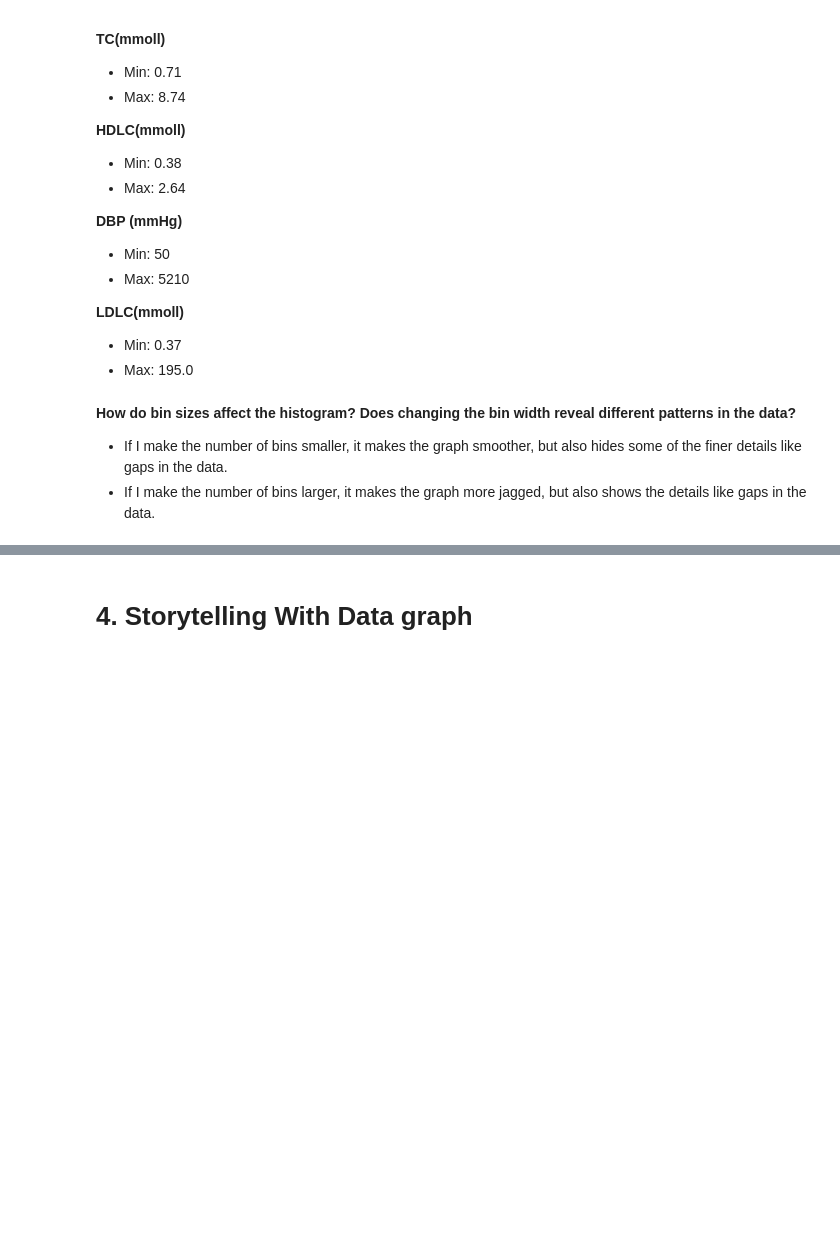
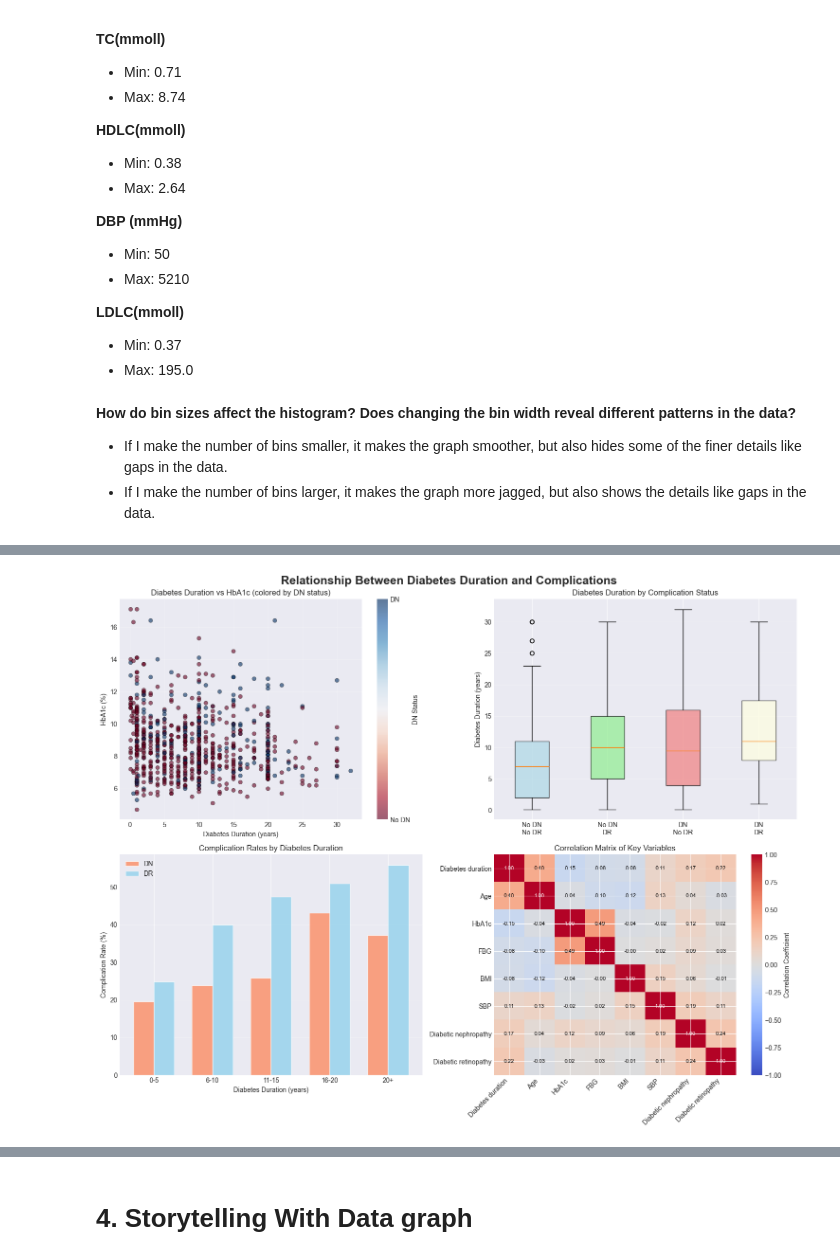
Before and after one commit to reynolkb-bu/bu-cds-dx699-2025-summer, a Jupyter notebook: notebooks/week-4/OMDS-ModB2-Week4-Reynolds-Kyle.ipynb, the cells around one changed output, grey strips where cells are left out. Saved outputs shown, nothing was run; the diff lists cells and outputs as text; code cells hidden in the pictures; blank space fills up the shorter version.

```diff
--- a/notebooks/week-4/OMDS-ModB2-Week4-Reynolds-Kyle.ipynb
+++ b/notebooks/week-4/OMDS-ModB2-Week4-Reynolds-Kyle.ipynb
@@ -346,0 +521,89 @@ plt.show()
+# %%
+fig, axes = plt.subplots(2, 2, figsize=(15, 12))
+fig.suptitle('Relationship Between Diabetes Duration and Complications', fontsize=18, fontweight='bold')
+
+data_clean = df[['Diabetes duration (y)', 'HbA1c (%)', 'Diabetic nephropathy (DN)']].dropna()
+scatter = axes[0, 0].scatter(data_clean['Diabetes duration (y)'],
+                            data_clean['HbA1c (%)'],
+                            c=data_clean['Diabetic nephropathy (DN)'],
+                            cmap='RdBu', alpha=0.6, edgecolors='black', linewidth=0.5)
+axes[0, 0].set_xlabel('Diabetes Duration (years)')
+axes[0, 0].set_ylabel('HbA1c (%)')
+axes[0, 0].set_title('Diabetes Duration vs HbA1c (colored by DN status)')
+axes[0, 0].grid(True, alpha=0.3)
+cbar = plt.colorbar(scatter, ax=axes[0, 0])
+cbar.set_label('DN Status')
+cbar.set_ticks([0, 1])
+cbar.set_ticklabels(['No DN', 'DN'])
+
+complications_data = []
+labels = []
+for dn in [0, 1]:
+    for dr in [0, 1]:
+        subset = df[(df['Diabetic nephropathy (DN)'] == dn) &
+                    (df['Diabetic retinopathy (DR)'] == dr)]['Diabetes duration (y)'].dropna()
+        if len(subset) > 0:
+            complications_data.append(subset)
+            dn_label = 'DN' if dn else 'No DN'
+            dr_label = 'DR' if dr else 'No DR'
+            labels.append(f'{dn_label}\n{dr_label}')
+
+bp = axes[0, 1].boxplot(complications_data, tick_labels=labels, patch_artist=True)
+colors = ['lightblue', 'lightgreen', 'lightcoral', 'lightyellow']
+for patch, color in zip(bp['boxes'], colors):
+    patch.set_facecolor(color)
+    patch.set_alpha(0.7)
+axes[0, 1].set_ylabel('Diabetes Duration (years)')
+axes[0, 1].set_title('Diabetes Duration by Complication Status')
+axes[0, 1].grid(axis='y', alpha=0.3)
+
+duration_bins = [0, 5, 10, 15, 20, 35]
+df['Duration_Bin'] = pd.cut(df['Diabetes duration (y)'], bins=duration_bins,
+                            labels=['0-5', '6-10', '11-15', '16-20', '20+'])
+
+complication_rates = df.groupby('Duration_Bin', observed=True).agg({
+    'Diabetic nephropathy (DN)': 'mean',
+    'Diabetic retinopathy (DR)': 'mean'
+}).reset_index()
+
+x = np.arange(len(complication_rates))
+width = 0.35
+
+axes[1, 0].bar(x - width/2, complication_rates['Diabetic nephropathy (DN)'] * 100,
+               width, label='DN', alpha=0.7, color='coral')
+axes[1, 0].bar(x + width/2, complication_rates['Diabetic retinopathy (DR)'] * 100,
+               width, label='DR', alpha=0.7, color='skyblue')
+
+axes[1, 0].set_xlabel('Diabetes Duration (years)')
+axes[1, 0].set_ylabel('Complication Rate (%)')
+axes[1, 0].set_title('Complication Rates by Diabetes Duration')
+axes[1, 0].set_xticks(x)
+axes[1, 0].set_xticklabels(complication_rates['Duration_Bin'])
+axes[1, 0].legend()
+axes[1, 0].grid(axis='y', alpha=0.3)
+
+corr_vars = ['Diabetes duration (y)', 'Age', 'HbA1c (%)', 'FBG (mmol/L)',
+             'BMI (kg/m2)', 'SBP (mmHg)', 'Diabetic nephropathy (DN)', 'Diabetic retinopathy (DR)']
+corr_matrix = df[corr_vars].corr()
+
+im = axes[1, 1].imshow(corr_matrix, cmap='coolwarm', vmin=-1, vmax=1, aspect='auto')
+axes[1, 1].set_xticks(np.arange(len(corr_vars)))
+axes[1, 1].set_yticks(np.arange(len(corr_vars)))
+axes[1, 1].set_xticklabels([var.split('(')[0].strip() for var in corr_vars], rotation=45, ha='right')
+axes[1, 1].set_yticklabels([var.split('(')[0].strip() for var in corr_vars])
+
+for i in range(len(corr_vars)):
+    for j in range(len(corr_vars)):
+        text = axes[1, 1].text(j, i, f'{corr_matrix.iloc[i, j]:.2f}',
+                              ha='center', va='center', color='black' if abs(corr_matrix.iloc[i, j]) < 0.5 else 'white',
+                              fontsize=8)
+
+axes[1, 1].set_title('Correlation Matrix of Key Variables')
+plt.colorbar(im, ax=axes[1, 1], label='Correlation Coefficient')
+
+plt.tight_layout()
+plt.show()
+
+df.drop('Duration_Bin', axis=1, inplace=True)
+# %% [output]
+[figure, added]
```
Also changed, not shown: parts of 23 cells of this notebook.
